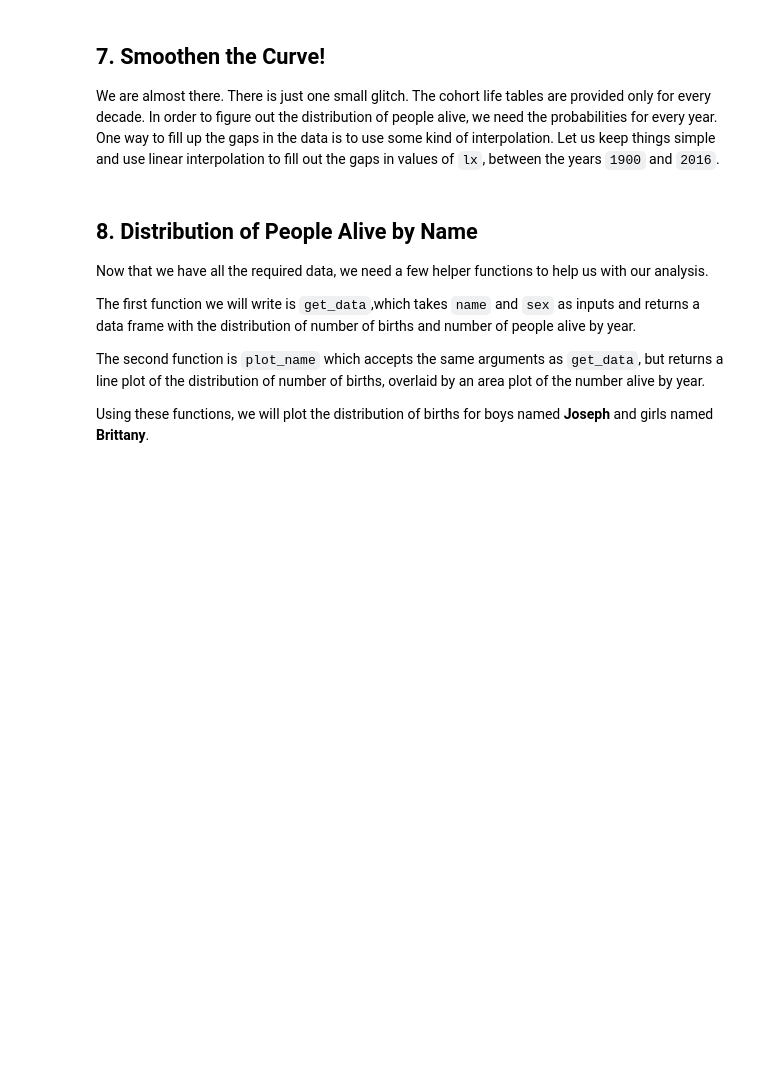
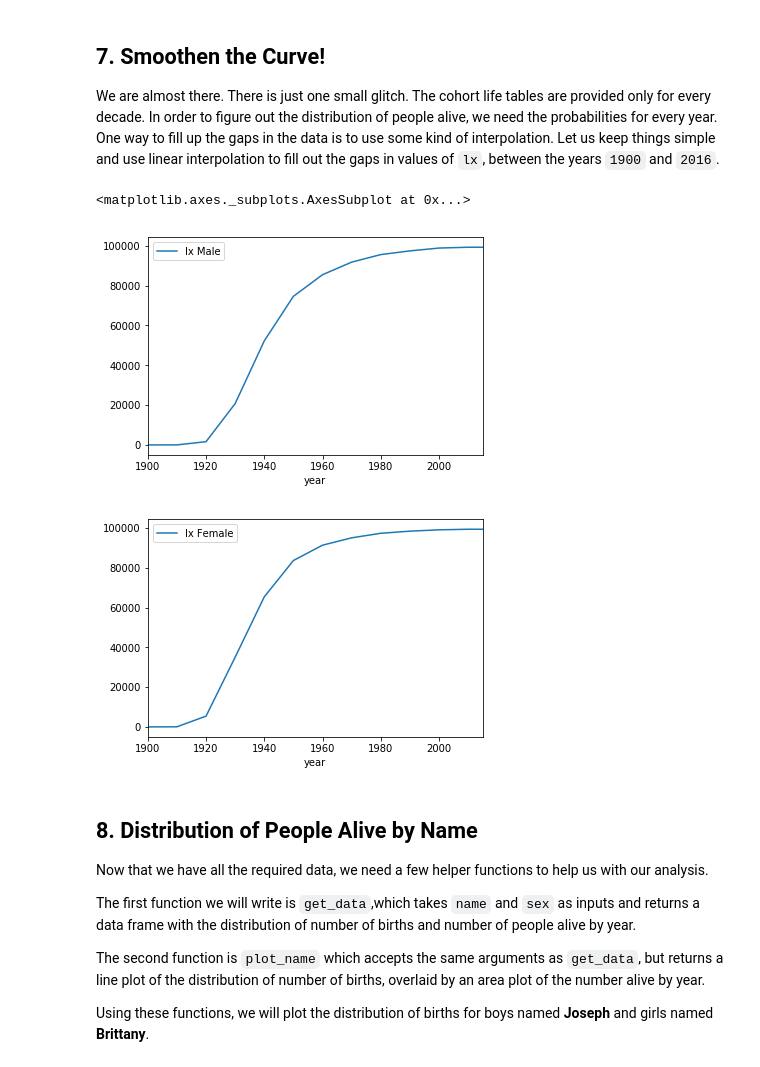
Before and after one commit to AlexAndrei98/Baby-Name-Analysis, a Jupyter notebook: notebook.ipynb, the cells around one changed output. Saved outputs shown, nothing was run; the diff lists cells and outputs as text; code cells hidden in the pictures; blank space fills up the shorter version.

```diff
--- a/notebook.ipynb
+++ b/notebook.ipynb
@@ -246,3 +244,21 @@ lifetables_2016.plot(x='year',y='lx')
+# %%
+# Create smoothened lifetable_2016_s by interpolating values of lx
+# Create smoothened lifetable_2016_s by interpolating values of lx
+import numpy as np
+year = np.arange(1900, 2016)
+male_and_female = {"M": pd.DataFrame(), "F": pd.DataFrame()}
+for sex in ["M", "F"]:
+  d = lifetables_2016[lifetables_2016['sex']==sex][["year", "lx"]]
+  male_and_female[sex] = d.set_index('year').reindex(year).interpolate().reset_index()
+  male_and_female[sex]['sex'] = sex
+
+lifetable_2016_s = pd.concat(male_and_female, ignore_index = True)
+lifetable_2016_s[(lifetable_2016_s.sex=="M")].plot(x='year',y='lx',label='lx Male')
+lifetable_2016_s[(lifetable_2016_s.sex=="F")].plot(x='year',y='lx',label='lx Female')
+# %% [output]
+<matplotlib.axes._subplots.AxesSubplot at 0x...>
+[figure, added]
+[figure, added]
 # %% [markdown]
 ## 8. Distribution of People Alive by Name
 <p>Now that we have all the required data, we need a few helper functions to help us with our analysis. </p>
```
Also changed, not shown: parts of 3 cells of this notebook, 1 other file.
